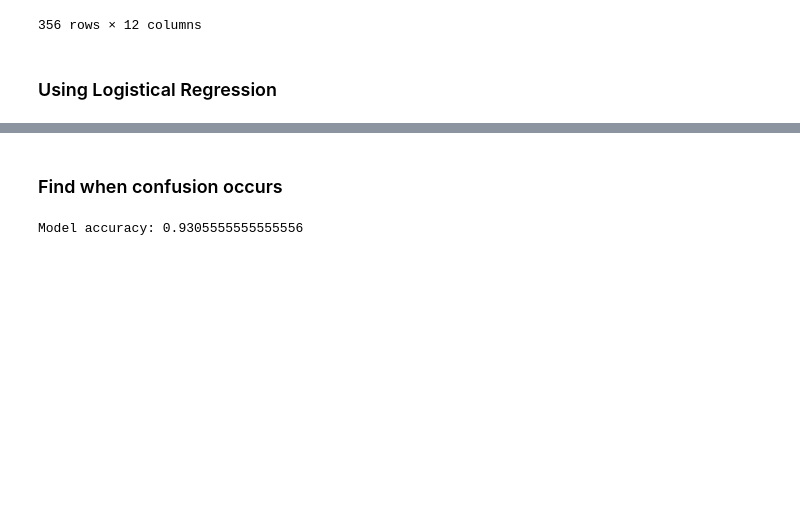
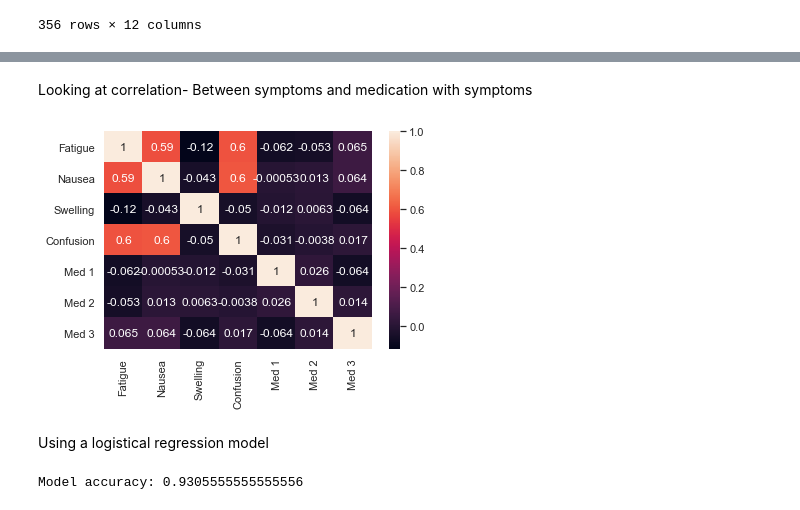
Before and after one commit to DEboy2007/Cancare, a Jupyter notebook: Data_Analysis.ipynb, the cells around one changed output, grey strips where cells are left out. Saved outputs shown, nothing was run; the diff lists cells and outputs as text; code cells hidden in the pictures; blank space fills up the shorter version.

```diff
--- a/Data_Analysis.ipynb
+++ b/Data_Analysis.ipynb
@@ -18,8 +22,6 @@ dfreg
 | 354 | 5:00 PM | 1/28/23 | 1 | 0 | 0 | 0 | 0 | 0 | 1 | 1 | 1 | ... |
 | 355 | 9:00 PM | 1/28/23 | 0 | 0 | 1 | 1 | 0 | 0 | 0 | 1 | 1 | ... |
 356 rows × 12 columns
-# %% [markdown]
-### Using Logistical Regression
 # %%
 dfreg.corr()
 # %% [output]
@@ -34,6 +36,13 @@ dfreg.corr()
 | Med 1 | 0.020300 | 0.048679 | -0.069914 | 0.062143 | 0.000529 | 0.012122 | 0.031234 | 1.000000 | 0.025581 | -0.064036 |
 | Med 2 | -0.039673 | -0.018772 | 0.058587 | 0.052872 | -0.012896 | -0.006258 | 0.003780 | 0.025581 | 1.000000 | 0.014292 |
 | Med 3 | 0.043752 | -0.034890 | -0.007791 | -0.064537 | -0.063678 | 0.063591 | -0.016964 | -0.064036 | 0.014292 | 1.000000 |
-# %% [markdown]
-### Find when confusion occurs
+# %% [markdown]
+Looking at correlation- Between symptoms and medication with symptoms
+# %%
+sns.heatmap(df.corr(), annot=True)
+plt.show()
+# %% [output]
+[figure, added]
+# %% [markdown]
+Using a logistical regression model
 # %%
```
Also changed, not shown: parts of 13 cells of this notebook, 1 other file.
